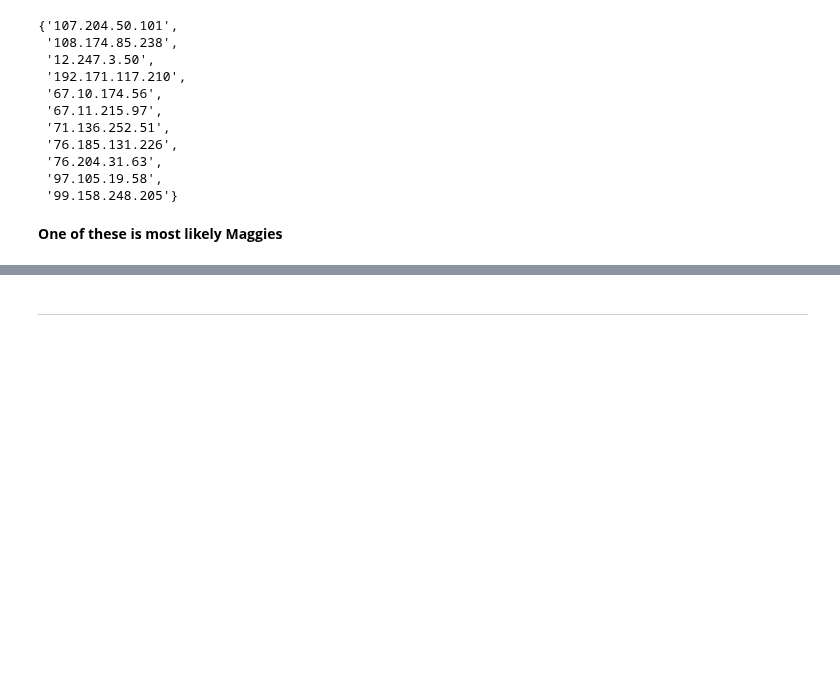
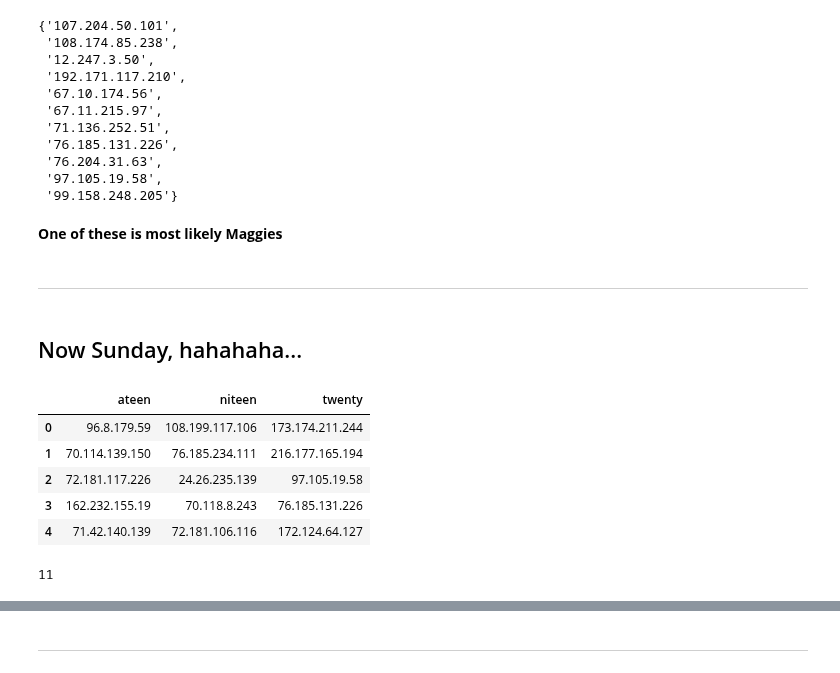
Before and after one commit to CSolitaire/anomaly-detection-exercises, a Jupyter notebook: time_series_anomaly_detection.ipynb, the cells around one changed output, grey strips where cells are left out. Drawn from its saved outputs; the diff is of its cells as text; code cells hidden in the pictures; blank space fills up the shorter version.

```diff
--- a/time_series_anomaly_detection.ipynb
+++ b/time_series_anomaly_detection.ipynb
@@ -1334,3 +1335,31 @@ common_member(ateen, twenty)
  '99.158.248.205'}
 # %% [markdown]
 **One of these is most likely Maggies**
+# %% [markdown]
+***
+# %% [markdown]
+## Now Sunday, hahahaha...
+# %%
+instructor_ip = pd.DataFrame()
+ateen = false[false.year == 2018]
+ateen = ateen[ateen.weekday == 'Sunday']
+ateen = pd.DataFrame(ateen.ip.unique())
+
+niteen = false[false.year == 2019]
+niteen = niteen[niteen.weekday == 'Sunday']
+niteen = pd.DataFrame(niteen.ip.unique())
+
+twenty = false[false.year == 2020]
+twenty = twenty[twenty.weekday == 'Sunday']
+twenty = pd.DataFrame(twenty.ip.unique())
+
+instructor_ip = pd.concat([ateen, niteen, twenty], axis=1)
+instructor_ip.columns = ['ateen', 'niteen', 'twenty']
+instructor_ip.head()
+# %% [output]
+|  | ateen | niteen | twenty |
+| 0 | 96.8.179.59 | 108.199.117.106 | 173.174.211.244 |
+| 1 | 70.114.139.150 | 76.185.234.111 | 216.177.165.194 |
+| 2 | 72.181.117.226 | 24.26.235.139 | 97.105.19.58 |
+| 3 | 162.232.155.19 | 70.118.8.243 | 76.185.131.226 |
+| 4 | 71.42.140.139 | 72.181.106.116 | 172.124.64.127 |
@@ -1336,0 +1370,4 @@ common_member(ateen, twenty)
+# %%
+len(common_member(ateen, twenty))
+# %% [output]
+11
```
Also changed, not shown: parts of 14 cells of this notebook.
